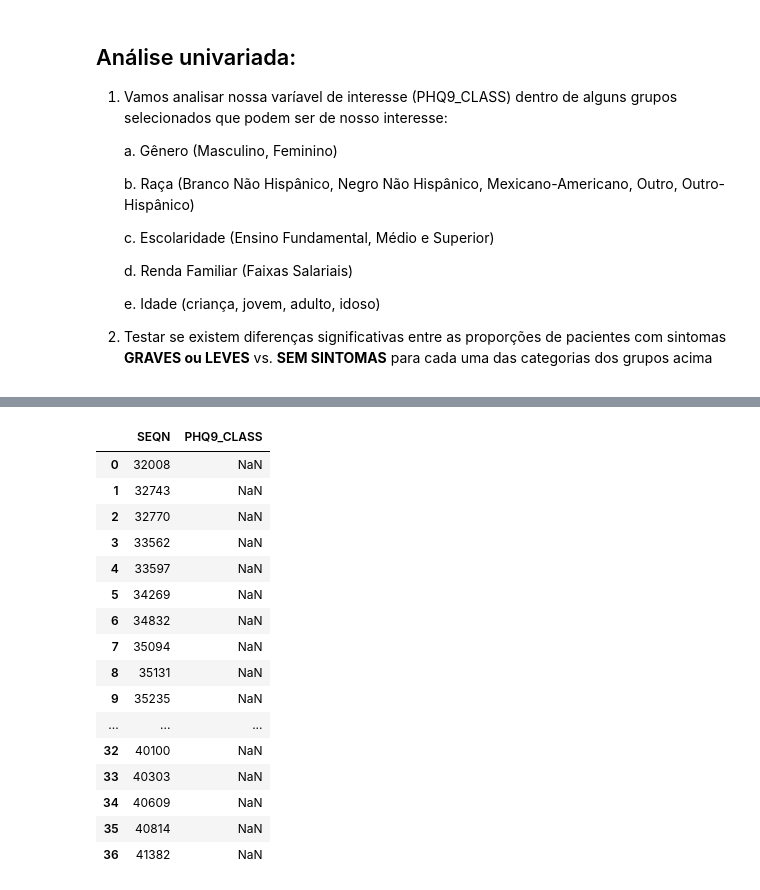
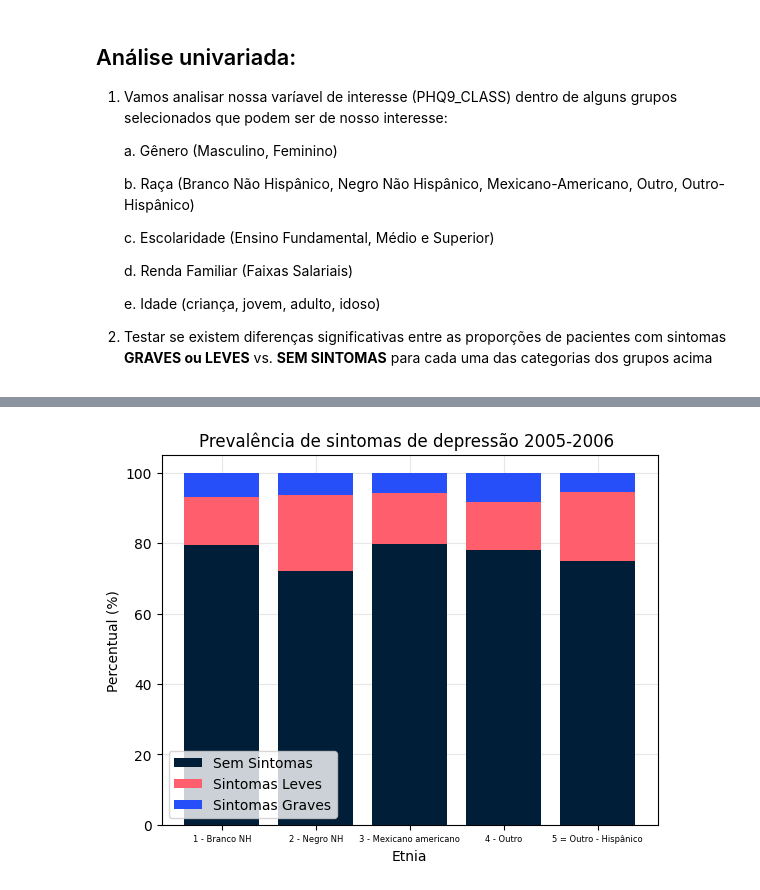
Before and after one commit to LuizAlbino/nhnes-data-project, a Jupyter notebook: main-notebook.ipynb, the cells around one changed output, grey strips where cells are left out. Cells and saved outputs as stored; diff of their text form; code cells hidden in the pictures.

Commit message:
Adição do gráfico de barras empilhadas

```diff
--- a/main-notebook.ipynb
+++ b/main-notebook.ipynb
@@ -292,22 +295,30 @@ df_ethnicity
-# %%
-filtro = df_join.loc[(df_join['RIDRETH1'] == 5) & (df_join['PHQ9_CLASS'].isnull())].reset_index()
-
-filtro[['SEQN','PHQ9_CLASS']]
-# %% [output]
-|  | SEQN | PHQ9_CLASS |
-| 0 | 32008 | NaN |
-| 1 | 32743 | NaN |
-| 2 | 32770 | NaN |
-| 3 | 33562 | NaN |
-| 4 | 33597 | NaN |
-| 5 | 34269 | NaN |
-| 6 | 34832 | NaN |
-| 7 | 35094 | NaN |
-| 8 | 35131 | NaN |
-| 9 | 35235 | NaN |
-| ... | ... | ... |
-| 32 | 40100 | NaN |
-| 33 | 40303 | NaN |
-| 34 | 40609 | NaN |
-| 35 | 40814 | NaN |
-| 36 | 41382 | NaN |
+# %%
+# Dados de exemplo
+categorias = ['1 - Branco NH'
+,'2 - Negro NH'
+,'3 - Mexicano americano'
+,'4 - Outro'
+,'5 = Outro - Hispânico'
+]
+valores1 = df_ethnicity.loc[df_ethnicity['PHQ9_CLASS'] == 0, 'pct_etnia_depressao']
+valores2 = df_ethnicity.loc[df_ethnicity['PHQ9_CLASS'] == 1, 'pct_etnia_depressao']
+valores3 = df_ethnicity.loc[df_ethnicity['PHQ9_CLASS'] == 2, 'pct_etnia_depressao']
+
+
+# Criar o gráfico de barras empilhadas
+plt.bar(categorias, valores1, color= '#011E38', label='Sem Sintomas',zorder=3)
+plt.bar(categorias, valores2, color= '#FF5E6C', bottom=valores1, label='Sintomas Leves',zorder=3)
+plt.bar(categorias, valores3, color= '#264EF9', bottom=np.array(valores1)+np.array(valores2), label='Sintomas Graves', zorder=3)
+
+# Adicionar legendas e rótulos
+plt.xticks(fontsize=6)
+plt.xlabel('Etnia')
+plt.ylabel('Percentual (%)')
+plt.title('Prevalência de sintomas de depressão 2005-2006 ')
+plt.grid(alpha=0.3)
+plt.legend()
+
+# Mostrar o gráfico
+plt.show()
+# %% [output]
+[figure, added]
```
Also changed, not shown: parts of 4 cells of this notebook.
